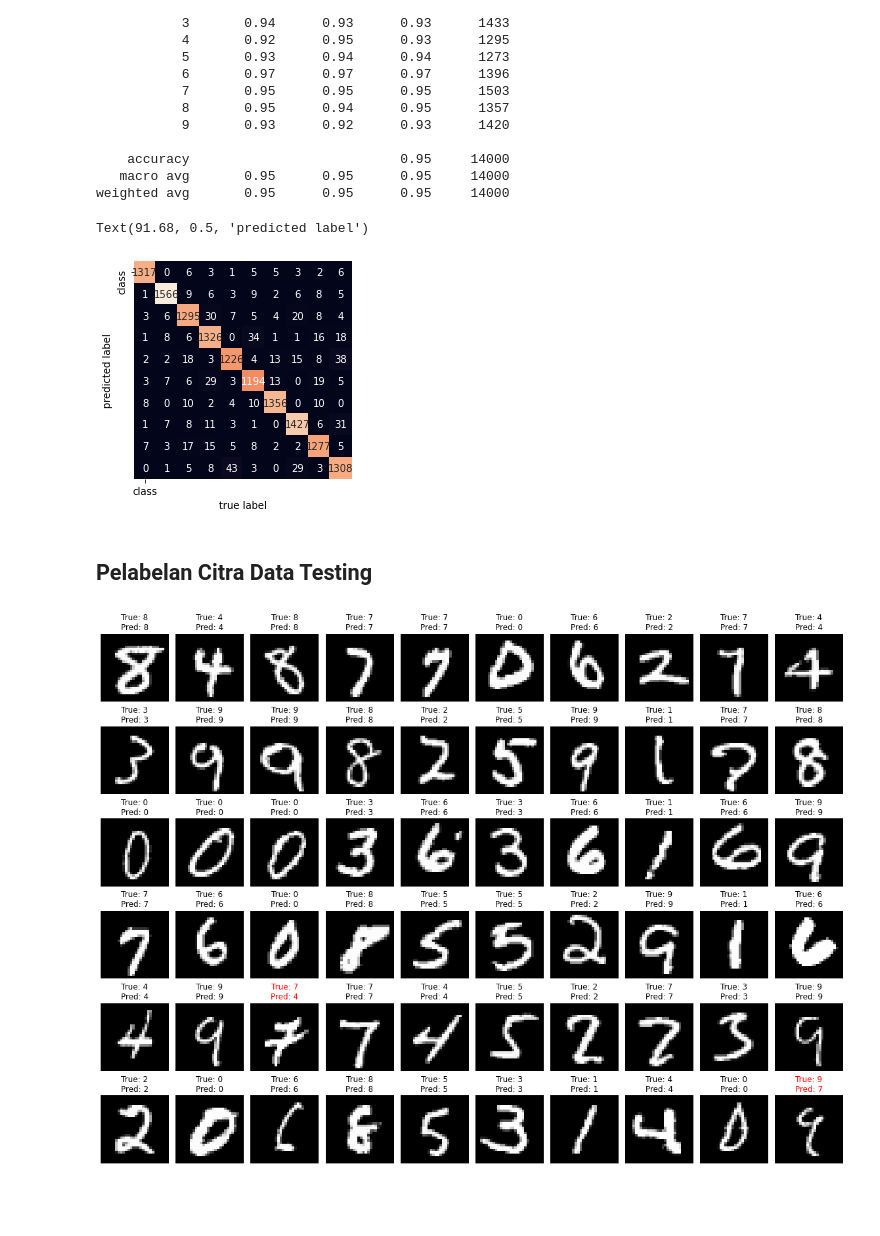
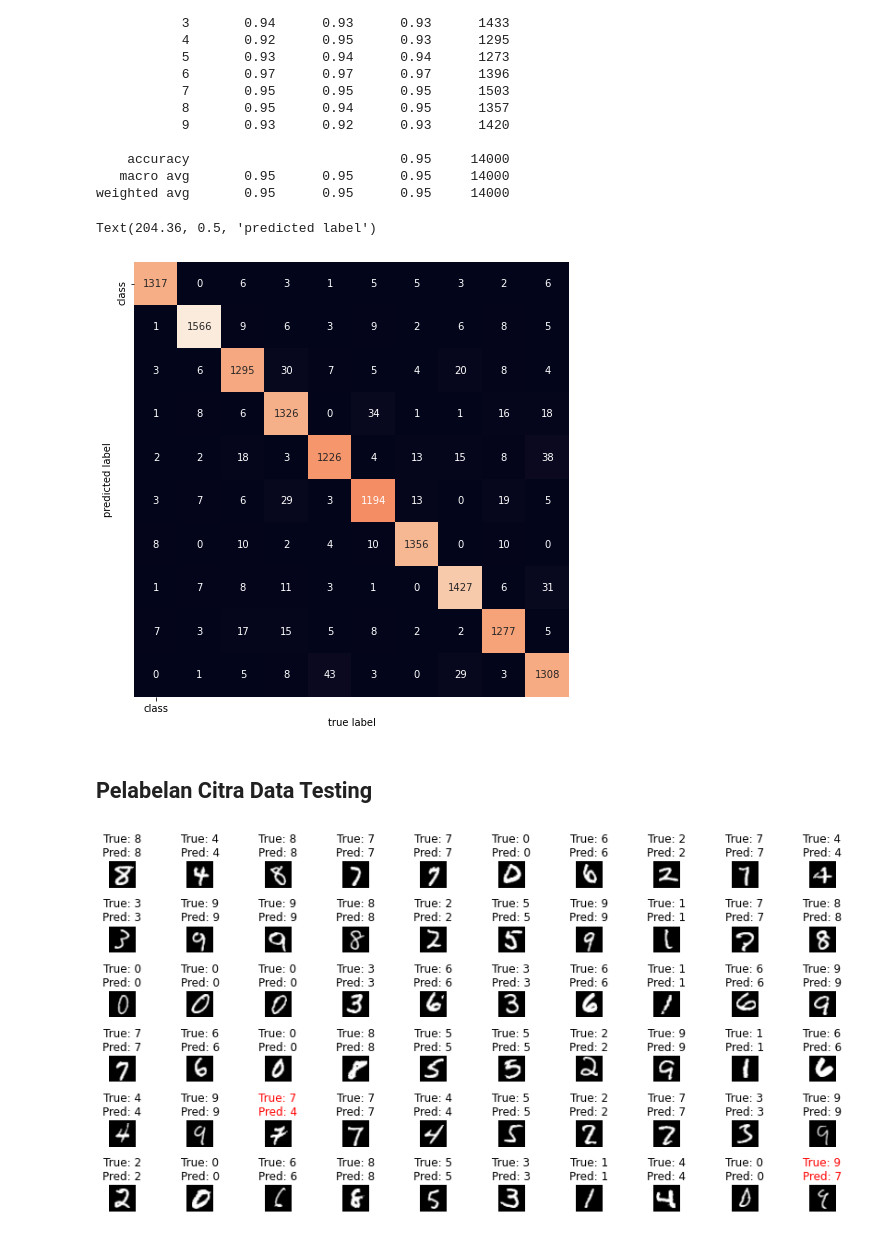
Before and after one commit to LeToyek/ML-Kelompok5-3H-Ceria-Cepat-Cendekiawan, a Jupyter notebook: Kuis1/SVM - 80-20.ipynb, the cells around one changed output. Cells and saved outputs as stored; diff of their text form; code cells hidden in the pictures; blank space fills up the shorter version.

Commit message:
update scaling data for dataset

```diff
--- a/Kuis1/SVM - 80-20.ipynb
+++ b/Kuis1/SVM - 80-20.ipynb
@@ -106,0 +182,3 @@ model = make_pipeline(pca, svc)
+# %%
+scalling = MinMaxScaler()
+X_scalling = scalling.fit_transform(X)
@@ -110,4 +196,4 @@ model = make_pipeline(pca, svc)
 # pemisahan data training dan data testing dengan 80:20
 
 from sklearn.model_selection import train_test_split
-Xtrain, Xtest, ytrain, ytest = train_test_split(X, y,test_size=0.2, random_state=42)
+Xtrain, Xtest, ytrain, ytest = train_test_split(X_scalling, y, test_size=0.2, random_state=42)
@@ -114,12 +213,8 @@ Xtrain, Xtest, ytrain, ytest = train_test_split(X, y,test_size=0.2, random_state
 # %% [markdown]
 ## Mencari hyperparameter yang terbaik untuk menghasilkan kinerja model yang optimal
 # %%
-from sklearn.model_selection import GridSearchCV
 param_grid = {'svc__C': [1],
               'svc__gamma': [0.001]}
-grid = GridSearchCV(model, param_grid) #mengombinasikan parameter dalam param_grid untuk model yg telah dibuat "model"
-
-%time grid.fit(Xtrain, ytrain) #melatih model menggunakan GridSearchCV untuk melakukan kombinasi semua parameter dalam param_grid dgn menggunakan data pelatihan 'X_train' dan data label 'y_train'
-print(grid.best_params_) #mencetak kombinasi hiperparameter terbaik
-print(grid.best_score_) #mencetak skor
+grid_search = GridSearchCV(model, param_grid, cv=5) #mengombinasikan parameter dalam param_grid untuk model yg telah dibuat "model"
+grid_search.fit(Xtrain, ytrain) #melatih model menggunakan GridSearchCV untuk melakukan kombinasi semua parameter dalam param_grid dgn menggunakan data pelatihan 'X_train' dan data label 'y_train'
 # %% [output]
@@ -129,5 +233,5 @@ Wall time: 18min 21s
 # %%
-model = grid.best_estimator_ #mengambil model terbaik dari hasil penelusuran hiperparameter
+model = grid_search.best_estimator_ #mengambil model terbaik dari hasil penelusuran hiperparameter
 yfit = model.predict(Xtest) #membuat prediksi pada data uji 'X_test'
 # %% [markdown]
 ## Evaluasi Model
@@ -159,37 +263,39 @@ weighted avg       0.95      0.95      0.95     14000
 from sklearn.metrics import confusion_matrix
 import seaborn as sns
 mat = confusion_matrix(ytest, yfit)
+
+plt.figure(figsize=(12, 8))
 sns.heatmap(mat.T, square=True, annot=True, fmt='d', cbar=False,
             xticklabels=mnist.target_names,
             yticklabels=mnist.target_names)
 plt.xlabel('true label')
 plt.ylabel('predicted label')
 # %% [output]
-Text(91.68, 0.5, 'predicted label')
+Text(204.36, 0.5, 'predicted label')
-[figure, old version]
+[figure, new version]
 # %% [markdown]
 ## Pelabelan Citra Data Testing
 # %%
 n_samples_to_display = 60
 # Display images with true labels and predicted labels
-plt.figure(figsize=(16, 12))
+plt.figure(figsize=(12, 6))
 for i in range(n_samples_to_display):
     plt.subplot(6, 10, i + 1)
     plt.imshow(Xtest[i].reshape(28, 28), cmap="gray")
 
     # Determine text color based on true or predicted
     true_label = ytest.iloc[i] if isinstance(ytest, pd.Series) else ytest[i]
     pred_label = yfit.iloc[i] if isinstance(yfit, pd.Series) else yfit[i]
 
     if true_label == pred_label:
         text_color = 'black'
     else:
         text_color = 'red'
 
     plt.title(f"True: {true_label}\nPred: {pred_label}", color=text_color)
     plt.axis("off")
 
 plt.tight_layout()
 plt.show()
 # %% [output]
-[figure, old version]
+[figure, new version]
```
Also changed, not shown: parts of 11 cells of this notebook.
